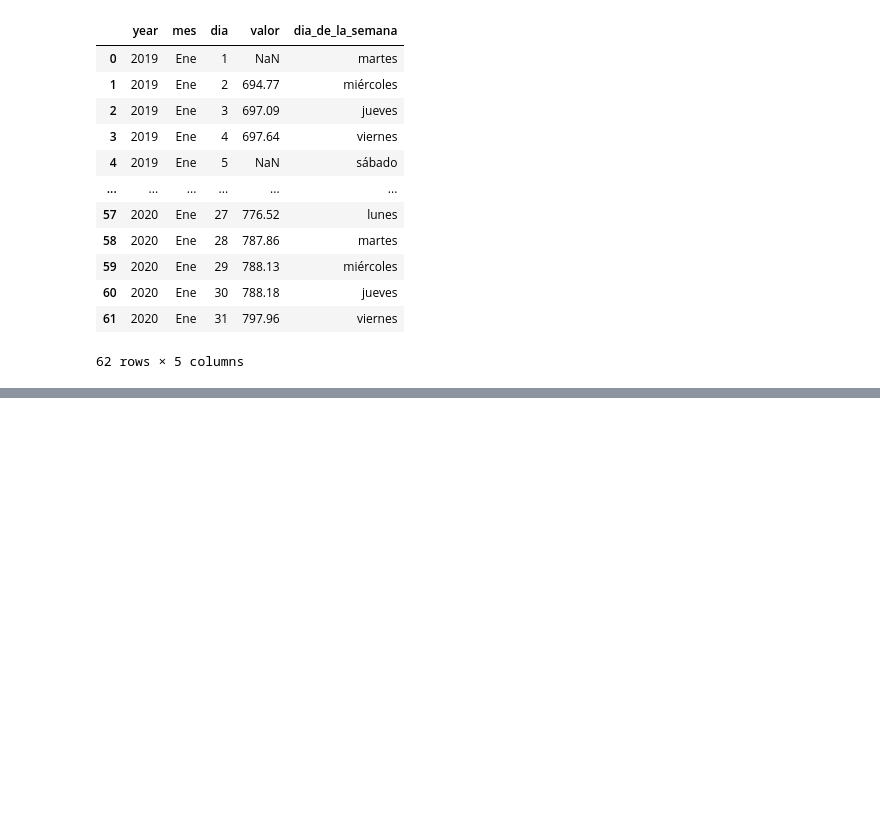
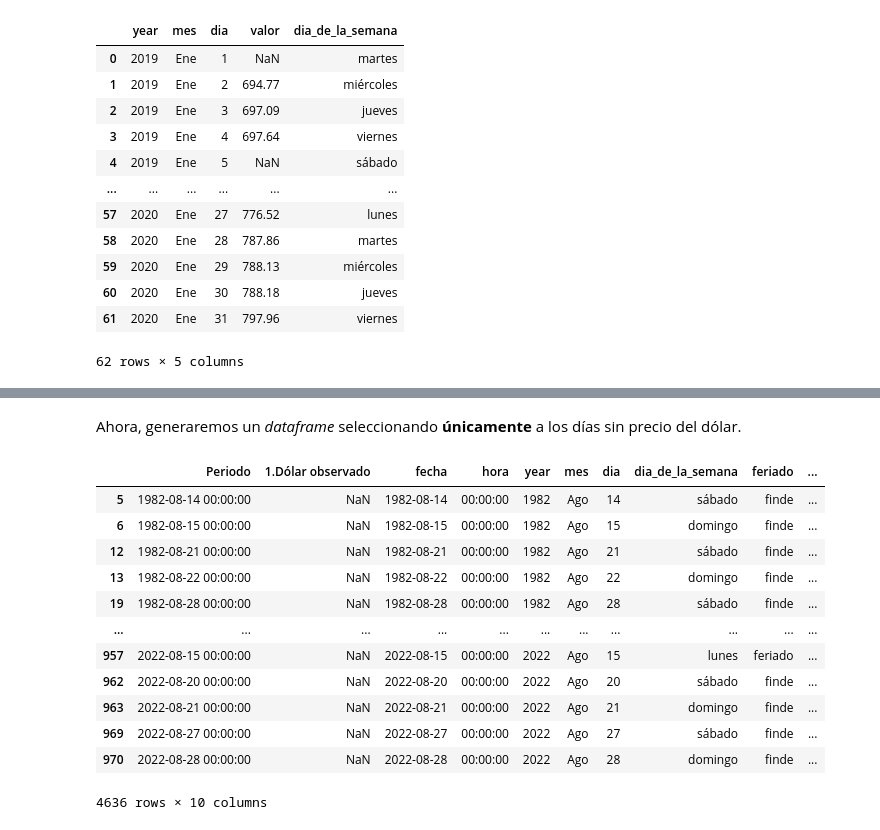
Before and after one commit to vmlandae/tarea1-add, a Jupyter notebook: notebooks/3_nb_CatitaR.ipynb, the cells around one changed output, grey strips where cells are left out. Saved outputs shown, nothing was run; the diff lists cells and outputs as text; code cells hidden in the pictures; blank space fills up the shorter version.

```diff
--- a/notebooks/3_nb_CatitaR.ipynb
+++ b/notebooks/3_nb_CatitaR.ipynb
@@ -183,0 +765,19 @@ df_sii.head(62)
+# %% [markdown]
+Ahora, generaremos un _dataframe_ seleccionando **únicamente** a los días sin precio del dólar.
+# %%
+df_bc_all_dias_sinprecio=df_bc_all_dias[(df_bc_all_dias["feriado"]=="finde") |(df_bc_all_dias["feriado"]=="feriado")]
+df_bc_all_dias_sinprecio
+# %% [output]
+|  | Periodo | 1.Dólar observado | fecha | hora | year | mes | dia | dia_de_la_semana | feriado | ... |
+| 5 | 1982-08-14 00:00:00 | NaN | 1982-08-14 | 00:00:00 | 1982 | Ago | 14 | sábado | finde | ... |
+| 6 | 1982-08-15 00:00:00 | NaN | 1982-08-15 | 00:00:00 | 1982 | Ago | 15 | domingo | finde | ... |
+| 12 | 1982-08-21 00:00:00 | NaN | 1982-08-21 | 00:00:00 | 1982 | Ago | 21 | sábado | finde | ... |
+| 13 | 1982-08-22 00:00:00 | NaN | 1982-08-22 | 00:00:00 | 1982 | Ago | 22 | domingo | finde | ... |
+| 19 | 1982-08-28 00:00:00 | NaN | 1982-08-28 | 00:00:00 | 1982 | Ago | 28 | sábado | finde | ... |
+| ... | ... | ... | ... | ... | ... | ... | ... | ... | ... | ... |
+| 957 | 2022-08-15 00:00:00 | NaN | 2022-08-15 | 00:00:00 | 2022 | Ago | 15 | lunes | feriado | ... |
+| 962 | 2022-08-20 00:00:00 | NaN | 2022-08-20 | 00:00:00 | 2022 | Ago | 20 | sábado | finde | ... |
+| 963 | 2022-08-21 00:00:00 | NaN | 2022-08-21 | 00:00:00 | 2022 | Ago | 21 | domingo | finde | ... |
+| 969 | 2022-08-27 00:00:00 | NaN | 2022-08-27 | 00:00:00 | 2022 | Ago | 27 | sábado | finde | ... |
+| 970 | 2022-08-28 00:00:00 | NaN | 2022-08-28 | 00:00:00 | 2022 | Ago | 28 | domingo | finde | ... |
+4636 rows × 10 columns
```
Also changed, not shown: parts of 86 cells of this notebook.
